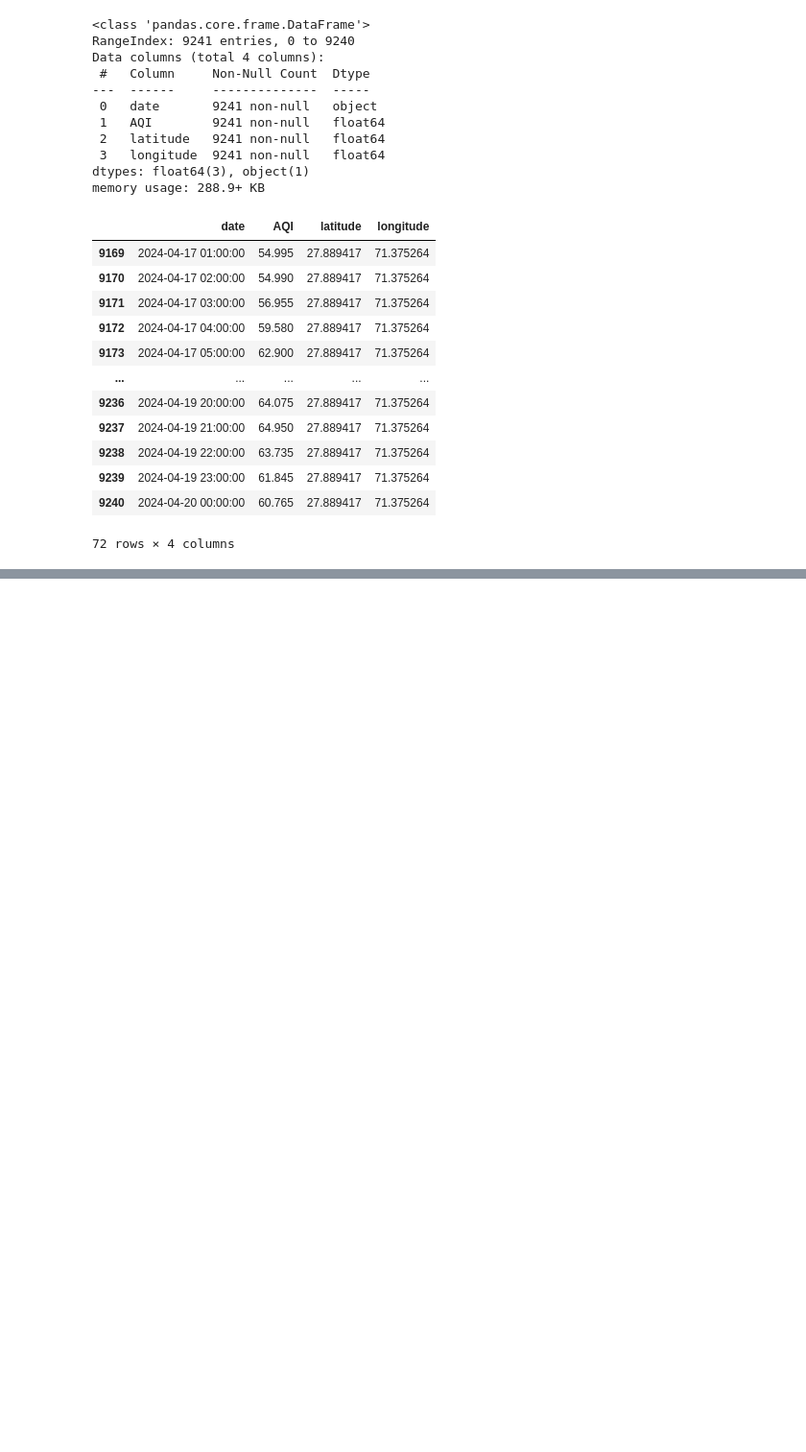
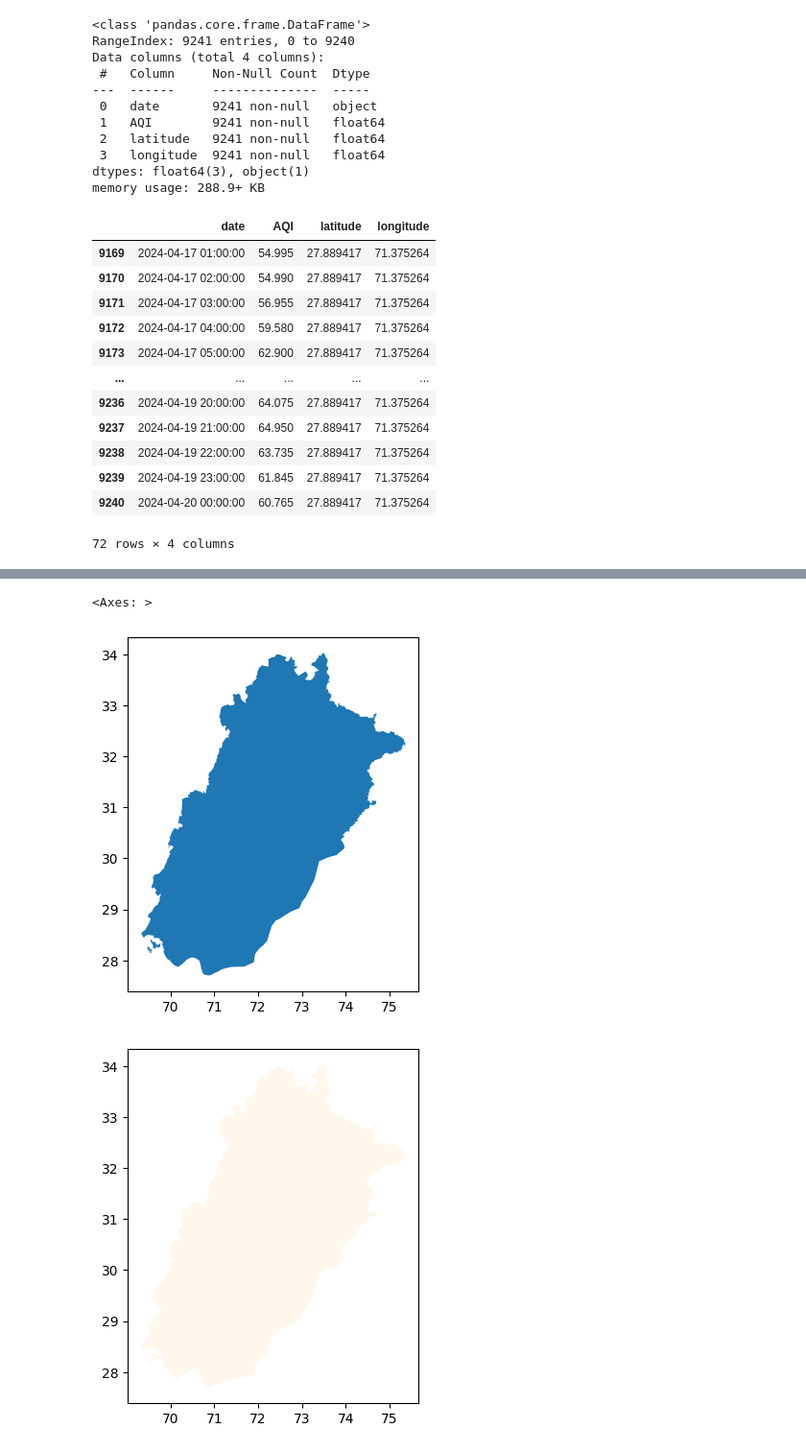
Before and after one commit to timothyafolami/Punjabaoi-Air-Quality-Prediction, a Jupyter notebook: map_analysis.ipynb, the cells around one changed output, grey strips where cells are left out. Shown at 96% size. Saved outputs shown, nothing was run; the diff lists cells and outputs as text; code cells hidden in the pictures; blank space fills up the shorter version.

```diff
--- a/map_analysis.ipynb
+++ b/map_analysis.ipynb
@@ -220,0 +233,16 @@ d
+# %%
+import geopandas as gpd
+
+# Specify the path to your shapefile (including .shp extension)
+shp_filepath = "punjabaoi/aoi_punjab.shp"
+
+# Read the shapefile into a GeoDataFrame
+gdf = gpd.read_file(shp_filepath)
+
+# Simple plot using GeoPandas plotting methods
+gdf.plot()  # Basic plot with default styling
+gdf.plot(cmap="OrRd")  # Plot with color based on a column and colormap
+# %% [output]
+<Axes: >
+[figure, added]
+[figure, added]
```
Also changed, not shown: parts of 11 cells of this notebook, 3 other files.
